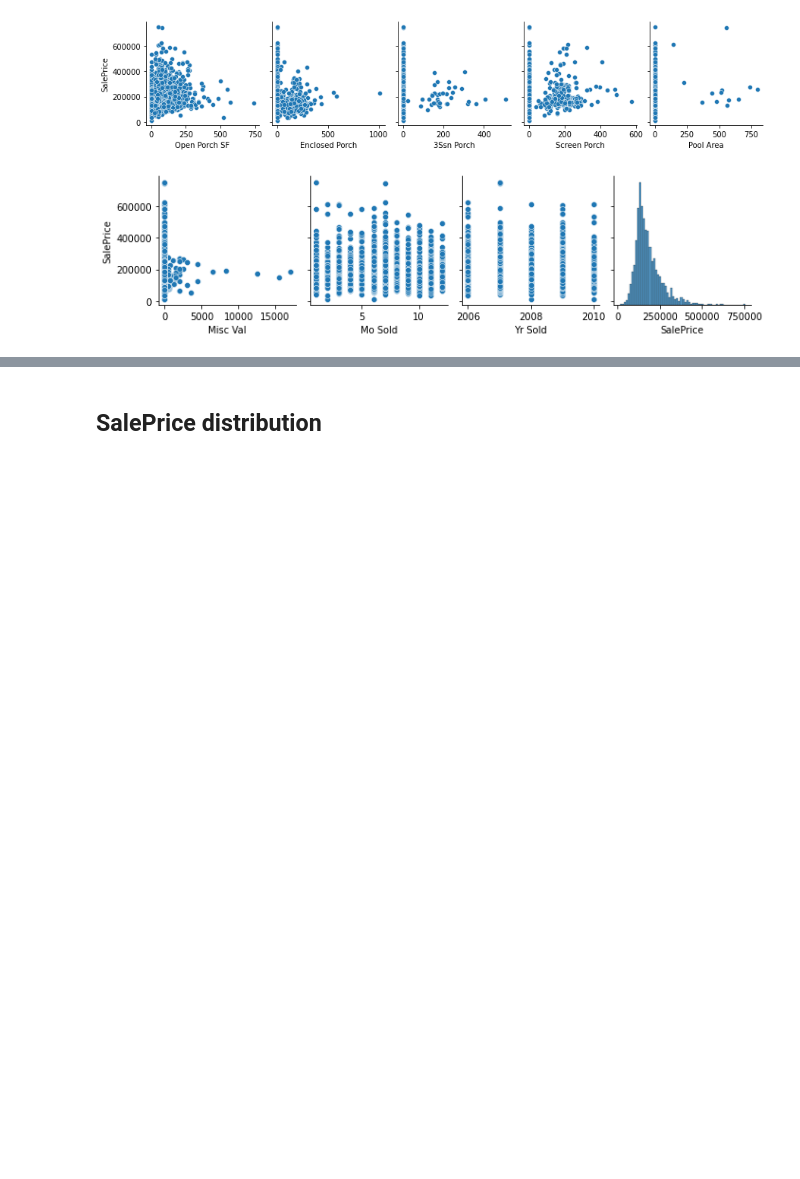
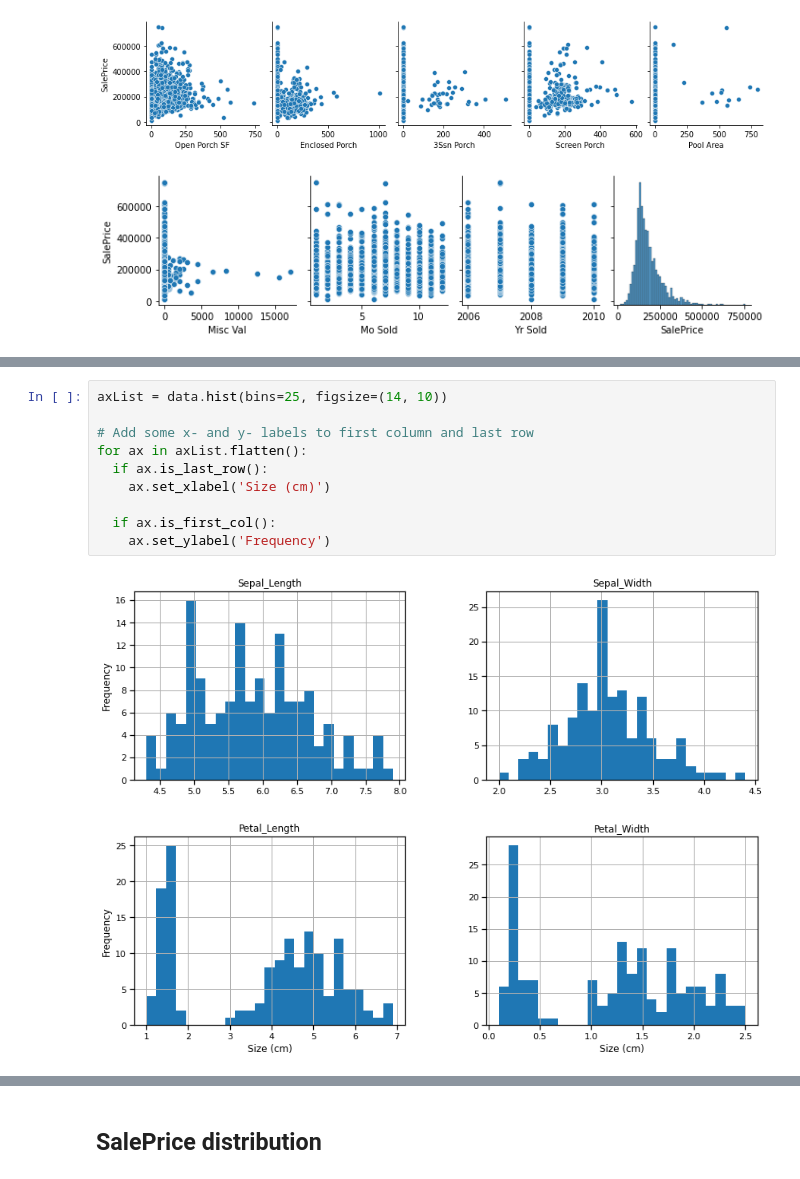
Before and after one commit to neuralsrg/EDA, a Jupyter notebook: learning_dataframe.ipynb, the cells around one changed output, grey strips where cells are left out. Saved outputs shown, nothing was run; the diff lists cells and outputs as text; blank space fills up the shorter version.

```diff
--- a/learning_dataframe.ipynb
+++ b/learning_dataframe.ipynb
@@ -139,0 +167,12 @@ for i in range(0, len(housing_num.columns), 5):
+# %%
+axList = data.hist(bins=25, figsize=(14, 10))
+
+# Add some x- and y- labels to first column and last row
+for ax in axList.flatten():
+  if ax.is_last_row():
+    ax.set_xlabel('Size (cm)')
+
+  if ax.is_first_col():
+    ax.set_ylabel('Frequency')
+# %% [output]
+[figure, added]
```
Also changed, not shown: parts of 15 cells of this notebook.
